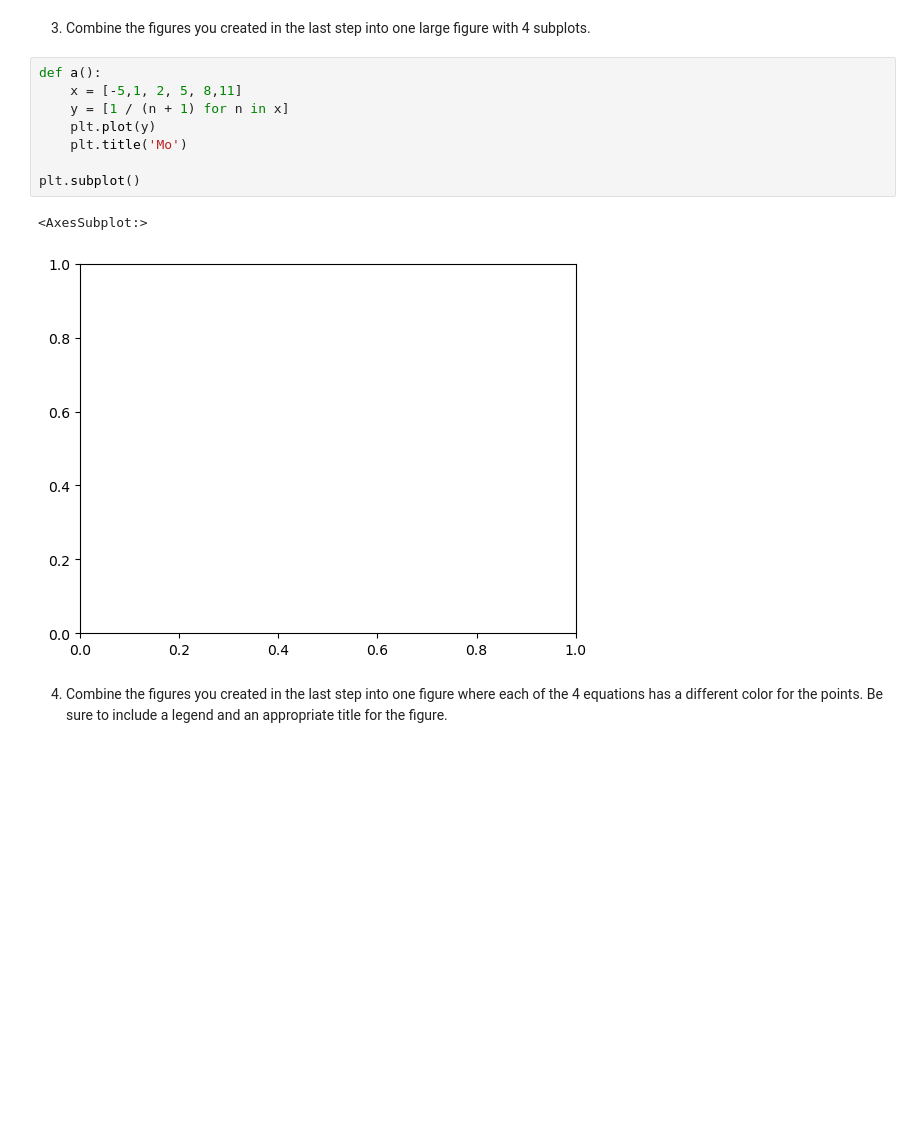
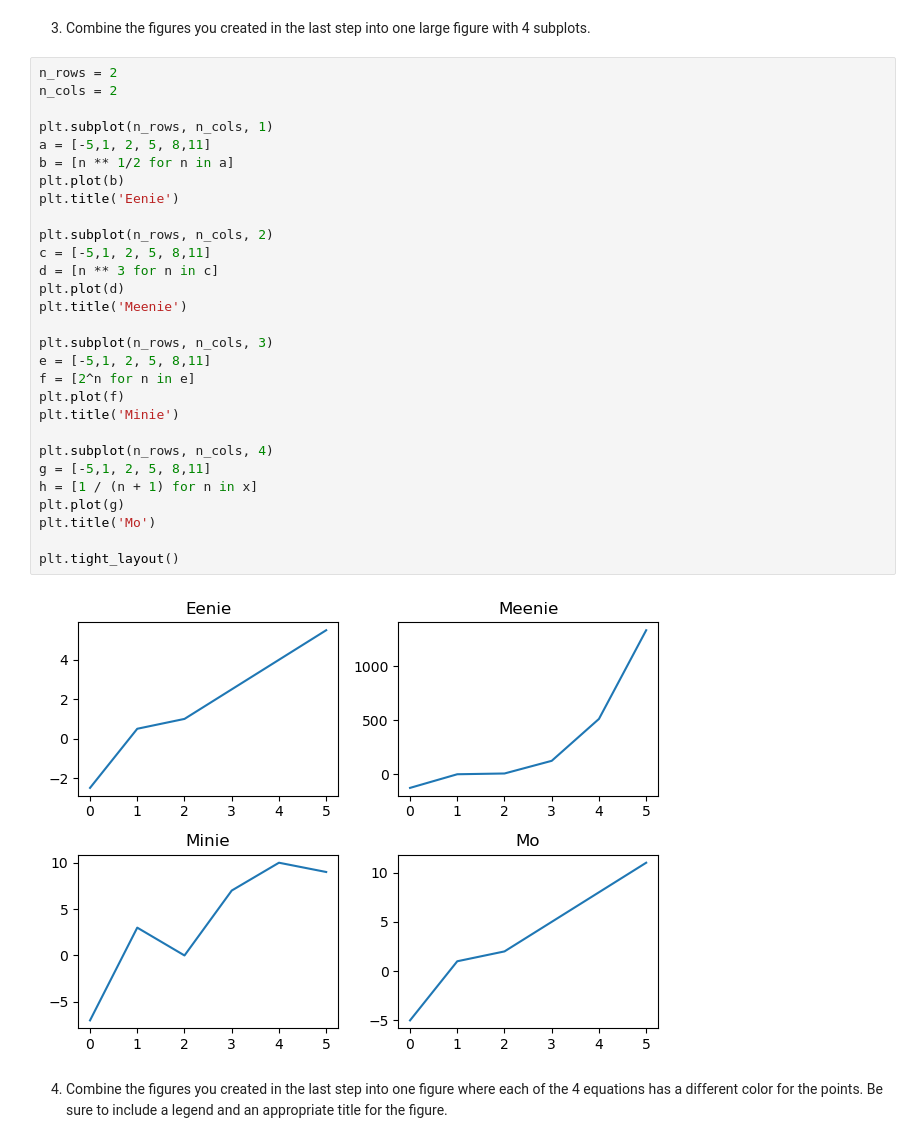
Before and after one commit to stephen-c-perry/numpy-pandas-visualization-exercises, a Jupyter notebook: matplotlib_exercises.ipynb, the cells around one changed output. Drawn from its saved outputs; the diff is of its cells as text; blank space fills up the shorter version.

```diff
--- a/matplotlib_exercises.ipynb
+++ b/matplotlib_exercises.ipynb
@@ -71,17 +71,37 @@ Text(0.5, 1.0, 'Mo')
 - - -
 # %% [markdown]
 3. Combine the figures you created in the last step into one large figure with 4 subplots.
-# %%
-def a():
-    x = [-5,1, 2, 5, 8,11]
-    y = [1 / (n + 1) for n in x]
-    plt.plot(y)
-    plt.title('Mo')
-
-plt.subplot()
-# %% [output]
-<AxesSubplot:>
-[figure, removed]
+# %%
+n_rows = 2
+n_cols = 2
+
+plt.subplot(n_rows, n_cols, 1)
+a = [-5,1, 2, 5, 8,11]
+b = [n ** 1/2 for n in a]
+plt.plot(b)
+plt.title('Eenie')
+
+plt.subplot(n_rows, n_cols, 2)
+c = [-5,1, 2, 5, 8,11]
+d = [n ** 3 for n in c]
+plt.plot(d)
+plt.title('Meenie')
+
+plt.subplot(n_rows, n_cols, 3)
+e = [-5,1, 2, 5, 8,11]
+f = [2^n for n in e]
+plt.plot(f)
+plt.title('Minie')
+
+plt.subplot(n_rows, n_cols, 4)
+g = [-5,1, 2, 5, 8,11]
+h = [1 / (n + 1) for n in x]
+plt.plot(g)
+plt.title('Mo')
+
+plt.tight_layout()
+# %% [output]
+[figure, added]
 # %% [markdown]
 4. Combine the figures you created in the last step into one figure where each of the 4 equations has a different color for
     the points. Be sure to include a legend and an appropriate title for the figure.
```
Also changed, not shown: parts of 1 cell of this notebook.
